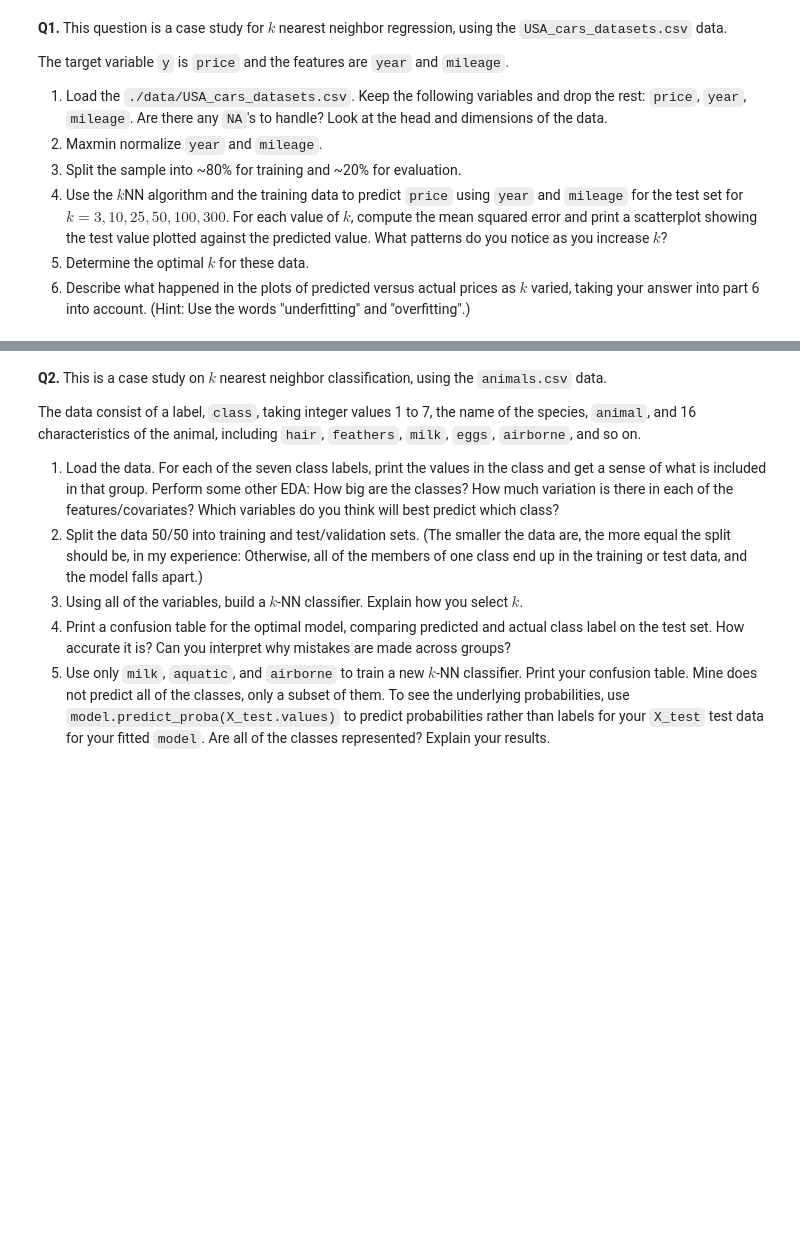
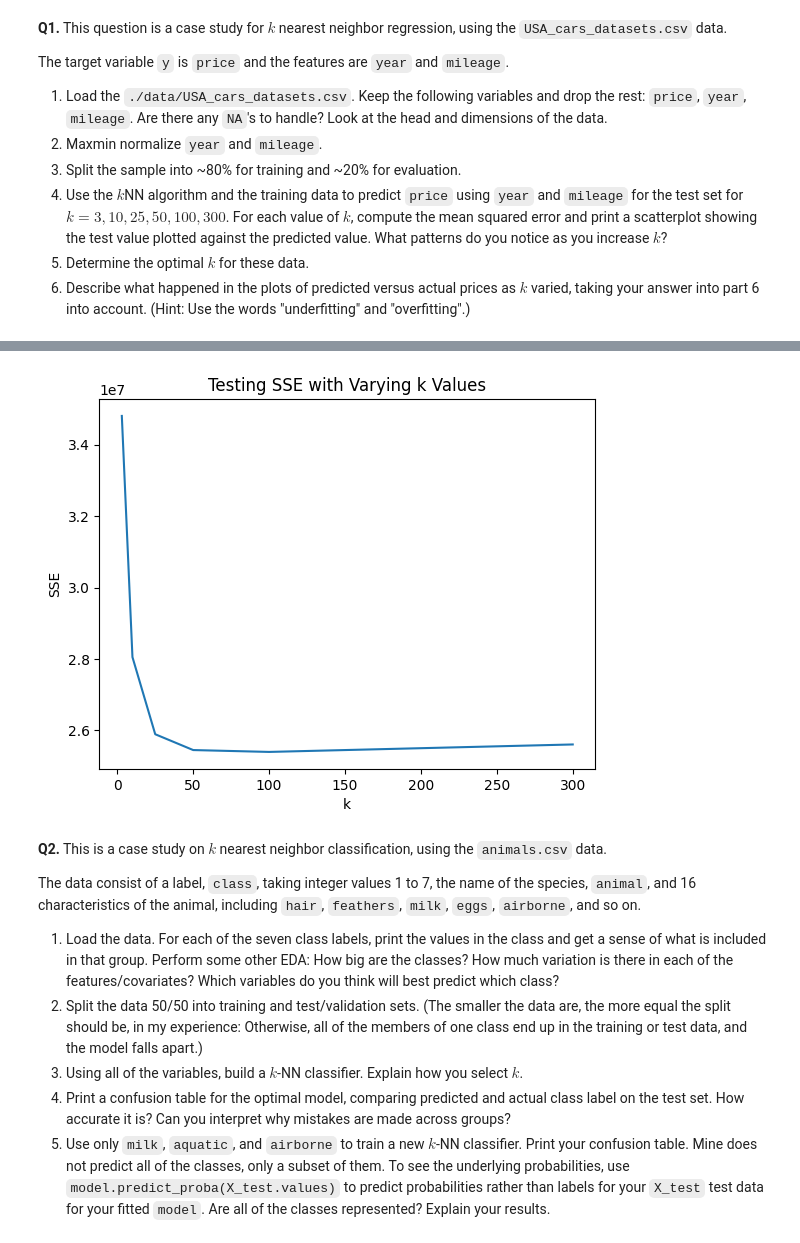
Before and after one commit to jac7az/knn, a Jupyter notebook: assignment/assignment_knn.ipynb, the cells around one changed output, grey strips where cells are left out. Saved outputs shown, nothing was run; the diff lists cells and outputs as text; code cells hidden in the pictures; blank space fills up the shorter version.

```diff
--- a/assignment/assignment_knn.ipynb
+++ b/assignment/assignment_knn.ipynb
@@ -72,3 +85,26 @@ car
+# %%
+degrees=[3,10,25,50,100,300]
+SSE=[]
+for k in degrees:
+  model=KNeighborsRegressor(n_neighbors=k)
+  fit=model.fit(train,y_train)
+  y_hat=fit.predict(test)
+  SSE.append(np.sum((y_test-y_hat)**2/len(y_train)))
+SSE
+plt.plot(degrees,SSE,label="Training SSE")
+plt.title("Testing SSE with Varying k Values")
+plt.xlabel("k")
+plt.ylabel("SSE")
+plt.show()
+
+#As k increases, the SSE drops until the model doesn't improve significantly with
+  #more k values, in which it slowly starts to increase again.
+
+#The best k value is 25.
+
+#At first
+# %% [output]
+[figure, added]
 # %% [markdown]
 **Q2.** This is a case study on $k$ nearest neighbor classification, using the `animals.csv` data.
 
```
Also changed, not shown: parts of 3 cells of this notebook.
